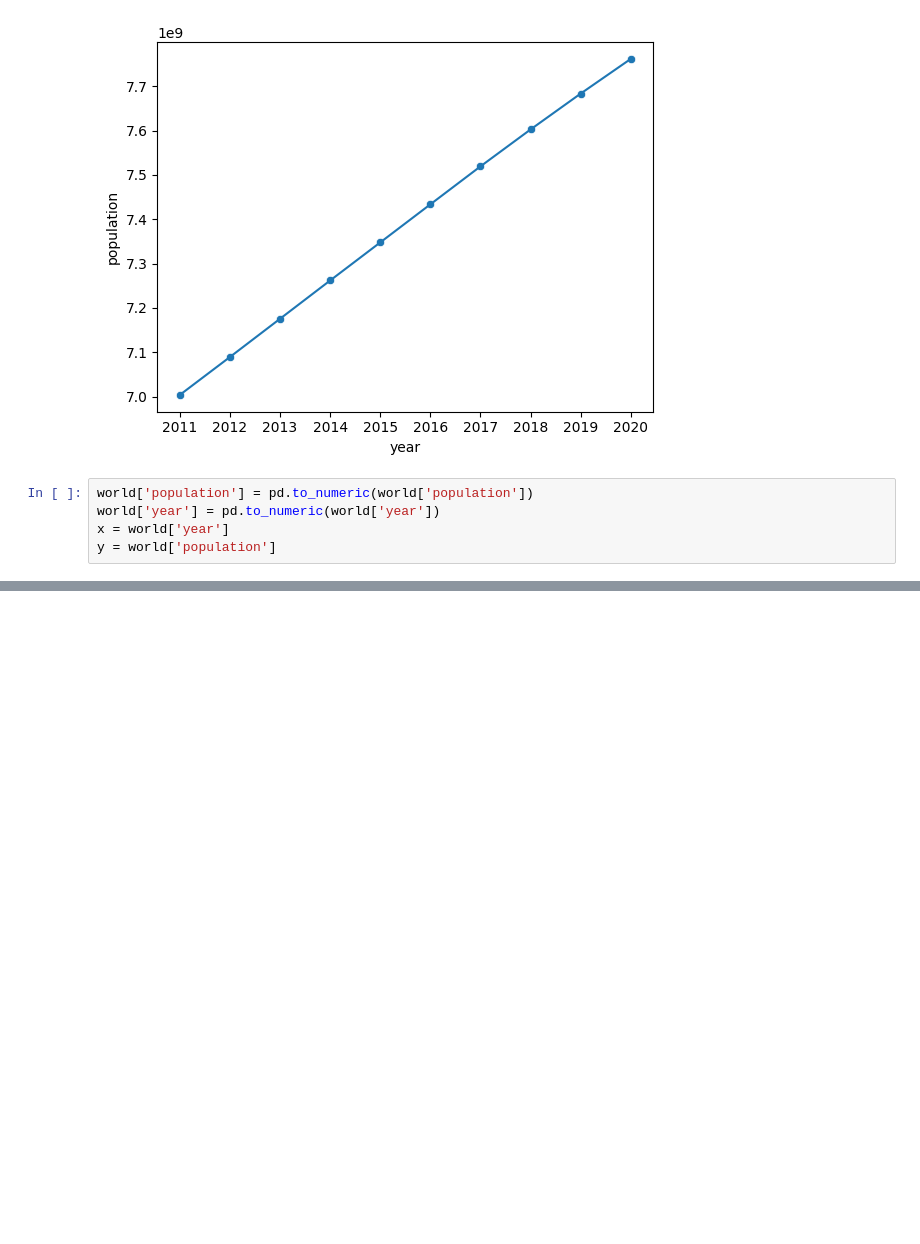
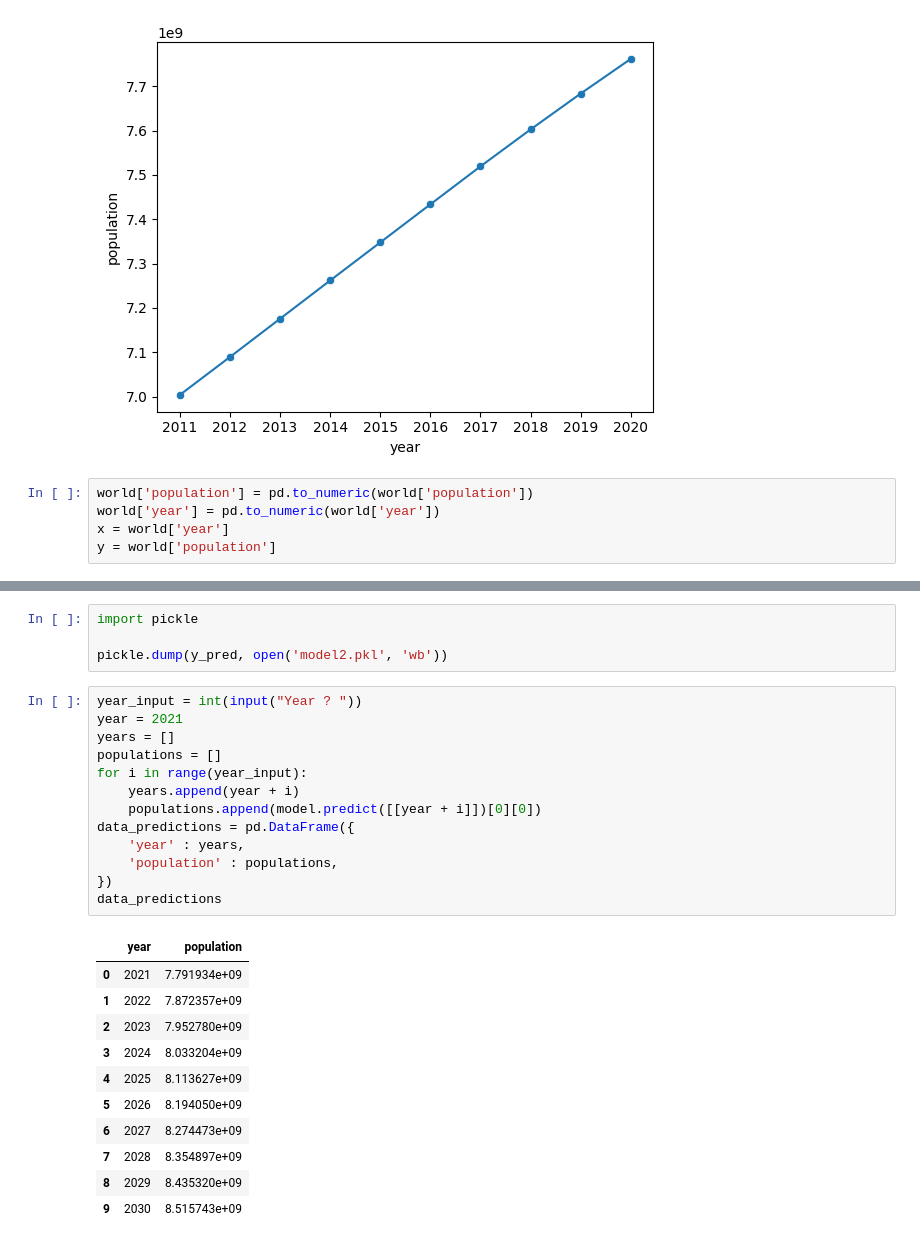
Before and after one commit to sayamiky/ai2, a Jupyter notebook: PopulationPrediction/main.ipynb, the cells around one changed output, grey strips where cells are left out. Cells and saved outputs as stored; diff of their text form; blank space fills up the shorter version.

```diff
--- a/PopulationPrediction/main.ipynb
+++ b/PopulationPrediction/main.ipynb
@@ -107,0 +132,29 @@ AttributeError: 'Series' object has no attribute 'reshape'
+# %%
+import pickle
+
+pickle.dump(y_pred, open('model2.pkl', 'wb'))
+# %%
+year_input = int(input("Year ? "))
+year = 2021
+years = []
+populations = []
+for i in range(year_input):
+    years.append(year + i)
+    populations.append(model.predict([[year + i]])[0][0])
+data_predictions = pd.DataFrame({
+    'year' : years,
+    'population' : populations,
+})
+data_predictions
+# %% [output]
+|  | year | population |
+| 0 | 2021 | 7.791934e+09 |
+| 1 | 2022 | 7.872357e+09 |
+| 2 | 2023 | 7.952780e+09 |
+| 3 | 2024 | 8.033204e+09 |
+| 4 | 2025 | 8.113627e+09 |
+| 5 | 2026 | 8.194050e+09 |
+| 6 | 2027 | 8.274473e+09 |
+| 7 | 2028 | 8.354897e+09 |
+| 8 | 2029 | 8.435320e+09 |
+| 9 | 2030 | 8.515743e+09 |
```
Also changed, not shown: parts of 6 cells of this notebook, 2 other files.
